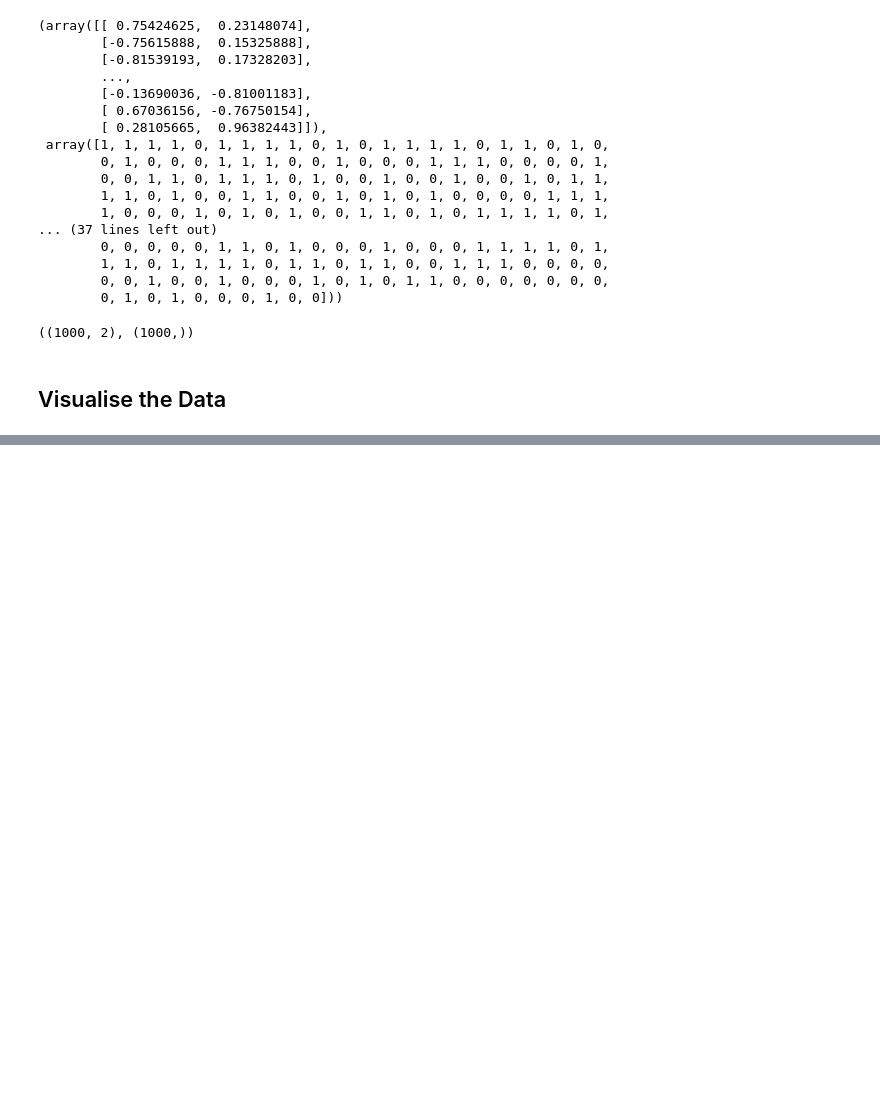
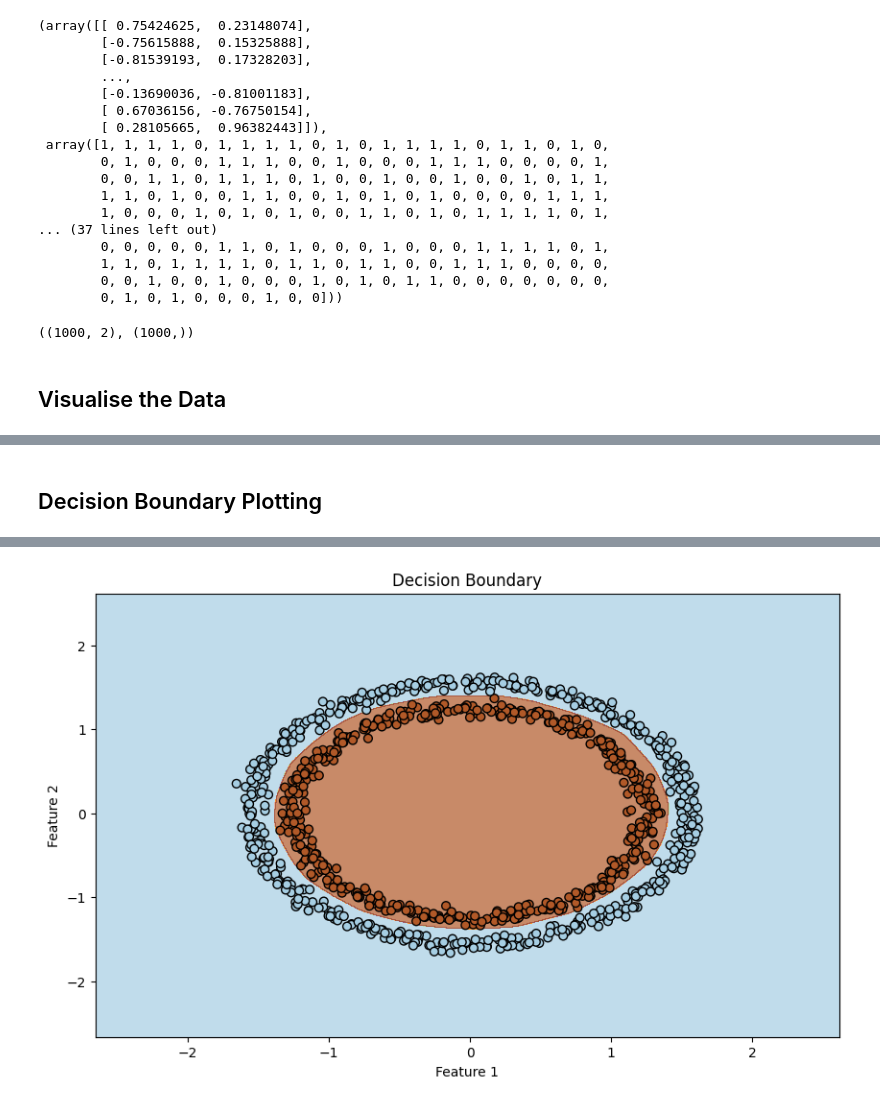
Before and after one commit to MerleSt/Learning_Deep_Learning, a Jupyter notebook: Notebooks/02_neural_network_classification_with_tensorflow.ipynb, the cells around one changed output, grey strips where cells are left out. Cells and saved outputs as stored; diff of their text form; code cells hidden in the pictures; blank space fills up the shorter version.

```diff
--- a/Notebooks/02_neural_network_classification_with_tensorflow.ipynb
+++ b/Notebooks/02_neural_network_classification_with_tensorflow.ipynb
@@ -43,0 +162,37 @@ X.shape, y.shape
+# %% [markdown]
+## Decision Boundary Plotting
+# %%
+def plot_decision_boundary(model, X, y, steps=1000, cmap='Paired'):
+    """
+    Plots the decision boundary created by a model predicting on X.
+    :param model: The trained model (must have a .predict() method).
+    :param X: The input features (must be 2D).
+    :param y: The target labels.
+    :param steps: Resolution of the meshgrid.
+    :param cmap: Colormap for the plot.
+    """
+    # Define the axis boundaries of the plot and create a meshgrid
+    x_min, x_max = X[:, 0].min() - 1, X[:, 0].max() + 1
+    y_min, y_max = X[:, 1].min() - 1, X[:, 1].max() + 1
+    xx, yy = np.meshgrid(np.linspace(x_min, x_max, steps),
+                         np.linspace(y_min, y_max, steps))
+
+    # Create a grid of points and predict the class for each point
+    grid = np.c_[xx.ravel(), yy.ravel()]
+    preds = model.predict(grid).reshape(xx.shape)
+    preds = (preds > 0.5).astype(int)  # Convert probabilities to class labels
+
+    # Plot the decision boundary
+    plt.figure(figsize=(10, 6))
+    plt.contourf(xx, yy, preds, alpha=0.7, cmap=cmap)
+    plt.scatter(X[:, 0], X[:, 1], c=y, s=40, cmap=cmap, edgecolors='k')
+    plt.xlim(xx.min(), xx.max())
+    plt.ylim(yy.min(), yy.max())
+    plt.xlabel("Feature 1")
+    plt.ylabel("Feature 2")
+    plt.title("Decision Boundary")
+    plt.show()
+
+# Example usage with your trained model and data
+plot_decision_boundary(model_3, X_scaled, y)
+# %% [output]
@@ -43,0 +200 @@ X.shape, y.shape
+[figure, added]
```
Also changed, not shown: parts of 9 cells of this notebook, 1 other file.
